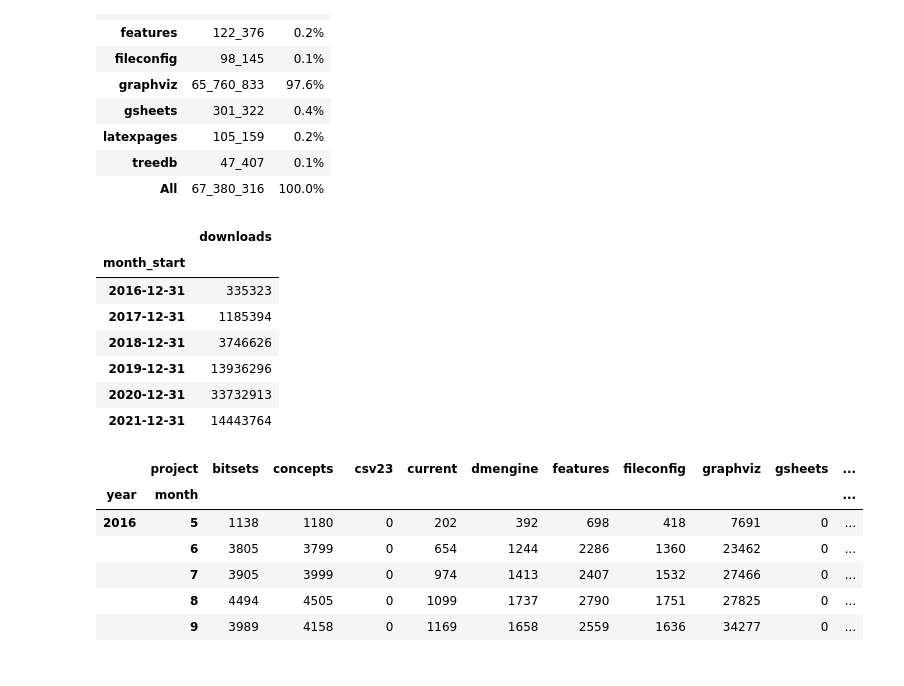
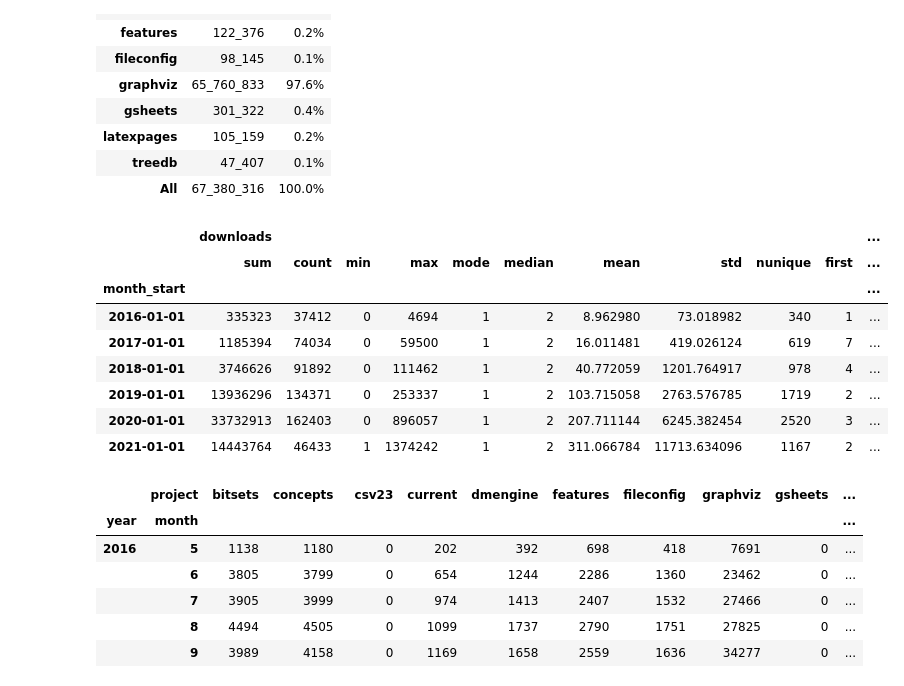
Before and after one commit to xflr6/notebooks, a Jupyter notebook: PyPI.ipynb, the cells around one changed output. Cells and saved outputs as stored; diff of their text form; code cells hidden in the pictures.

```diff
--- a/PyPI.ipynb
+++ b/PyPI.ipynb
@@ -279,17 +279,22 @@ memory usage: 48.0 MB
 | treedb | 47_407 | 0.1% |
 | All | 67_380_316 | 100.0% |
 # %%
-(df.set_index('month_start').resample('A')['downloads'].sum()
- .to_frame('downloads'))
+(df.set_index('month_start').resample('YS')
+ .agg({'downloads': ['sum',
+                     'count', 'min', 'max', pd.Series.mode, 'median',
+                     'mean', 'std',
+                     'nunique',
+                     'first', 'last']}))
 # %% [output]
-|  | downloads |
-| month_start |  |
-| 2016-12-31 | 335323 |
-| 2017-12-31 | 1185394 |
-| 2018-12-31 | 3746626 |
-| 2019-12-31 | 13936296 |
-| 2020-12-31 | 33732913 |
-| 2021-12-31 | 14443764 |
+|  | downloads |  |  |  |  |  |  |  |  |  | ... |
+|  | sum | count | min | max | mode | median | mean | std | nunique | first | ... |
+| month_start |  |  |  |  |  |  |  |  |  |  | ... |
+| 2016-01-01 | 335323 | 37412 | 0 | 4694 | 1 | 2 | 8.962980 | 73.018982 | 340 | 1 | ... |
+| 2017-01-01 | 1185394 | 74034 | 0 | 59500 | 1 | 2 | 16.011481 | 419.026124 | 619 | 7 | ... |
+| 2018-01-01 | 3746626 | 91892 | 0 | 111462 | 1 | 2 | 40.772059 | 1201.764917 | 978 | 4 | ... |
+| 2019-01-01 | 13936296 | 134371 | 0 | 253337 | 1 | 2 | 103.715058 | 2763.576785 | 1719 | 2 | ... |
+| 2020-01-01 | 33732913 | 162403 | 0 | 896057 | 1 | 2 | 207.711144 | 6245.382454 | 2520 | 3 | ... |
+| 2021-01-01 | 14443764 | 46433 | 1 | 1374242 | 1 | 2 | 311.066784 | 11713.634096 | 1167 | 2 | ... |
 # %%
 df.pivot_table(values='downloads', index=['year', 'month'], columns='project',
                aggfunc='sum', fill_value=0, margins=True)
```
